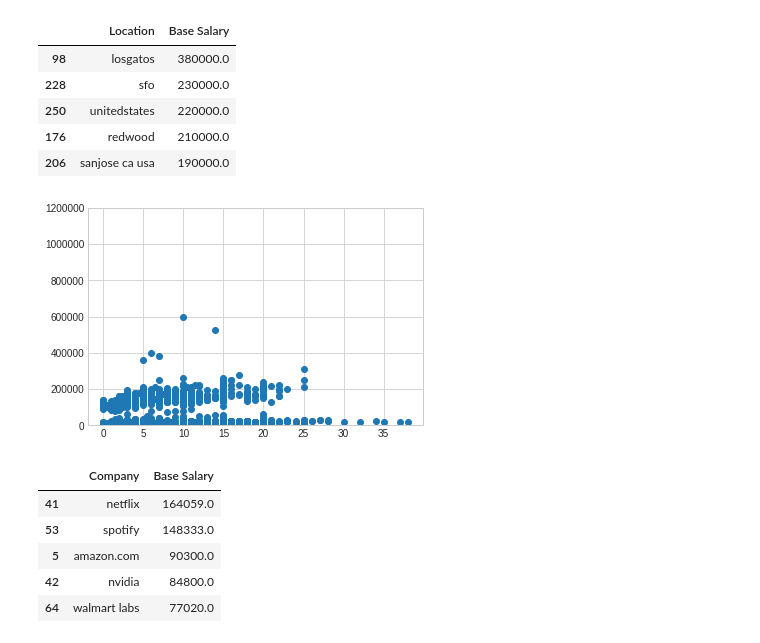
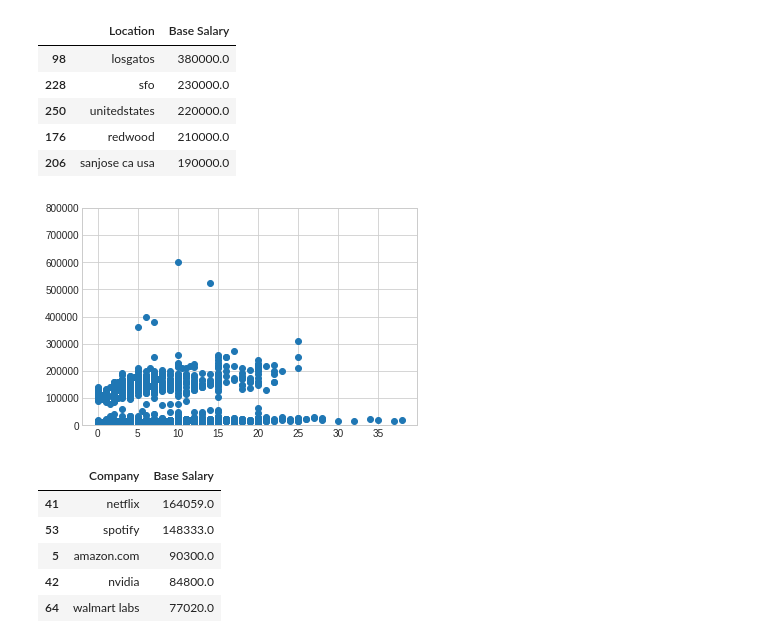
Before and after one commit to echanakira/Salary-Data-Analysis, a Jupyter notebook: Final.ipynb, the cells around one changed output. Saved outputs shown, nothing was run; the diff lists cells and outputs as text; code cells hidden in the pictures.

```diff
--- a/Final.ipynb
+++ b/Final.ipynb
@@ -30,26 +51,17 @@ salaries.head(10)
 # %%
-# Fill in Missing Values
-salaries['Base Salary'].fillna(0, inplace=True)
-salaries['Stock Grant Value'].fillna(0, inplace=True)
-salaries['Bonus'].fillna(0, inplace=True)
-salaries['Years of Experience'].fillna(0, inplace=True)
-salaries['Years at Company'].fillna(0, inplace=True)
-
 # Fix String Cases, so that I can do analysis by company
 salaries['Company'] = salaries['Company'].str.lower()
 salaries['Company'] = salaries['Company'].str.strip()
+
 salaries['Location'] = salaries['Location'].str.lower()
 salaries['Location'] = salaries['Location'].str.strip()
 
-#Remove all spaces and then turn commas into space
-salaries['Location'] = salaries['Location'].str.replace(' ','')
-salaries['Location'] = salaries['Location'].str.replace(',',' ')
-
+salaries['Level'] = salaries['Location'].str.lower()
+salaries['Level'] = salaries['Location'].str.strip()
 
 salaries['Title'] = salaries['Title'].str.lower()
 salaries['Title'] = salaries['Title'].str.strip()
 
-
 salaries.head(5)
 # %% [output]
 |  | Timestamp | Company | Level | Title | Total Yearly Compensation | Location | Years of Experience | ... |
@@ -149,0 +183,3 @@ cleansed.loc[cleansed['Base Salary'] > 500000]
+# %%
+salaries = salaries.drop(salaries[salaries['Base Salary'] == 0].index)
+salaries.loc[salaries['Total Yearly Compensation'] >= 1000]
@@ -170,19 +216,19 @@ locFrame.head()
 # %%
 import matplotlib.pyplot as plt
 plt.style.use('seaborn-whitegrid')
 import numpy as np
 
 # Average salary based on years of experience
 yoeFrame = (salaries.groupby(['Years of Experience', 'Base Salary'], as_index=False).mean().groupby('Years of Experience')['Base Salary'].mean().round().reset_index())
 yoeFrame = yoeFrame.sort_values('Base Salary', ascending = False)
 plt.scatter(salaries['Years of Experience'],salaries['Base Salary'])
-plt.ylim(0,1200000)
+plt.ylim(0,800000)
 plt.show()
 
 # The data projects that the highest average base salary comes from people with 22 years of experience for a salary of ~$285k. Meanwhile, workers with only 2 years of experience were projected to recieve ~$130k as a base salary, which is almost half the salary of someone with 22 years of experience.
 # The scatter plot created shows an upward trend. As years of experience increases, we can see that average base salary does as well.
 # %% [output]
-[figure, old version]
+[figure, new version]
 # %%
 # Average Salary based on company
 companyFrame = (salaries.groupby(['Company', 'Base Salary'], as_index=False).mean().groupby('Company')['Base Salary'].mean().round().reset_index())
```
Also changed, not shown: parts of 27 cells of this notebook.
